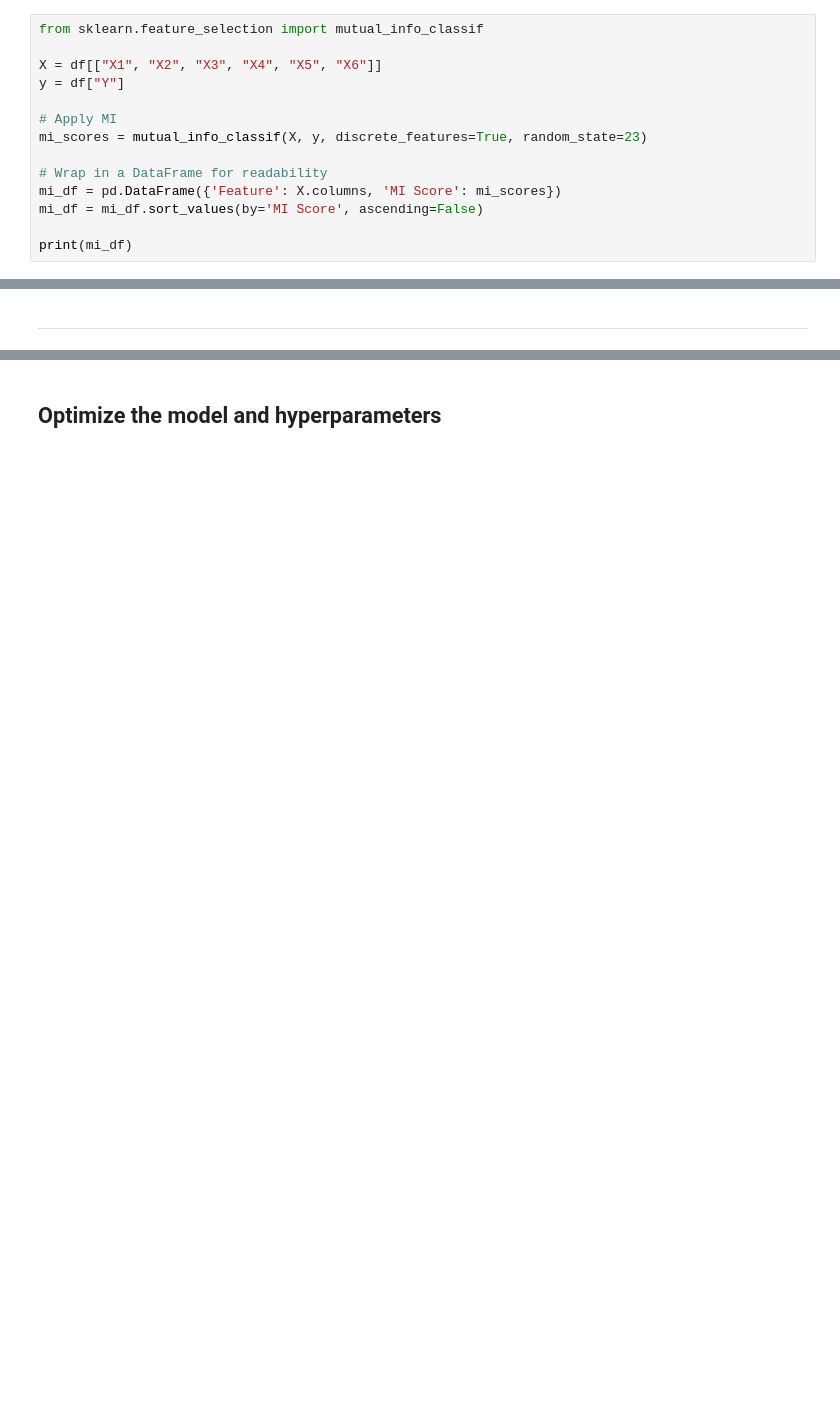
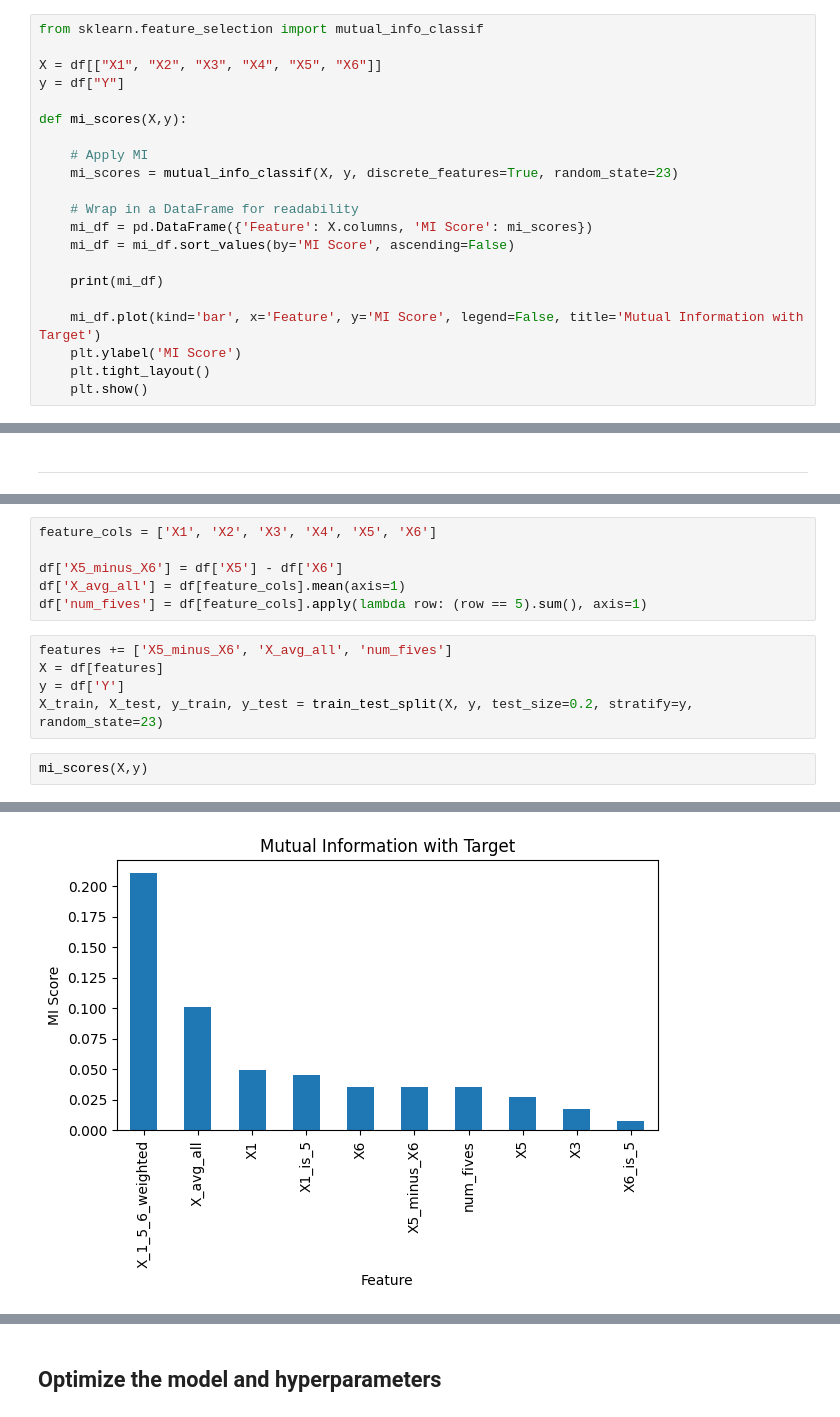
Before and after one commit to FederCO23/LZQxEzGjrpgnXu10, a Jupyter notebook: HappyCustomers.ipynb, the cells around one changed output, grey strips where cells are left out. Cells and saved outputs as stored; diff of their text form; blank space fills up the shorter version.

```diff
--- a/HappyCustomers.ipynb
+++ b/HappyCustomers.ipynb
@@ -211,11 +222,18 @@ from sklearn.feature_selection import mutual_info_classif
 X = df[["X1", "X2", "X3", "X4", "X5", "X6"]]
 y = df["Y"]
 
-# Apply MI
-mi_scores = mutual_info_classif(X, y, discrete_features=True, random_state=23)
+def mi_scores(X,y):
 
-# Wrap in a DataFrame for readability
-mi_df = pd.DataFrame({'Feature': X.columns, 'MI Score': mi_scores})
-mi_df = mi_df.sort_values(by='MI Score', ascending=False)
+    # Apply MI
+    mi_scores = mutual_info_classif(X, y, discrete_features=True, random_state=23)
 
-print(mi_df)
+    # Wrap in a DataFrame for readability
+    mi_df = pd.DataFrame({'Feature': X.columns, 'MI Score': mi_scores})
+    mi_df = mi_df.sort_values(by='MI Score', ascending=False)
+
+    print(mi_df)
+
+    mi_df.plot(kind='bar', x='Feature', y='MI Score', legend=False, title='Mutual Information with Target')
+    plt.ylabel('MI Score')
+    plt.tight_layout()
+    plt.show()
@@ -509,0 +644,14 @@ print(classification_report(y_test, y_pred_RF))
+# %%
+feature_cols = ['X1', 'X2', 'X3', 'X4', 'X5', 'X6']
+
+df['X5_minus_X6'] = df['X5'] - df['X6']
+df['X_avg_all'] = df[feature_cols].mean(axis=1)
+df['num_fives'] = df[feature_cols].apply(lambda row: (row == 5).sum(), axis=1)
+# %%
+features += ['X5_minus_X6', 'X_avg_all', 'num_fives']
+X = df[features]
+y = df['Y']
+X_train, X_test, y_train, y_test = train_test_split(X, y, test_size=0.2, stratify=y, random_state=23)
+# %%
+mi_scores(X,y)
+# %% [output]
@@ -509,0 +669 @@ print(classification_report(y_test, y_pred_RF))
+[figure, added]
```
Also changed, not shown: parts of 73 cells of this notebook.
